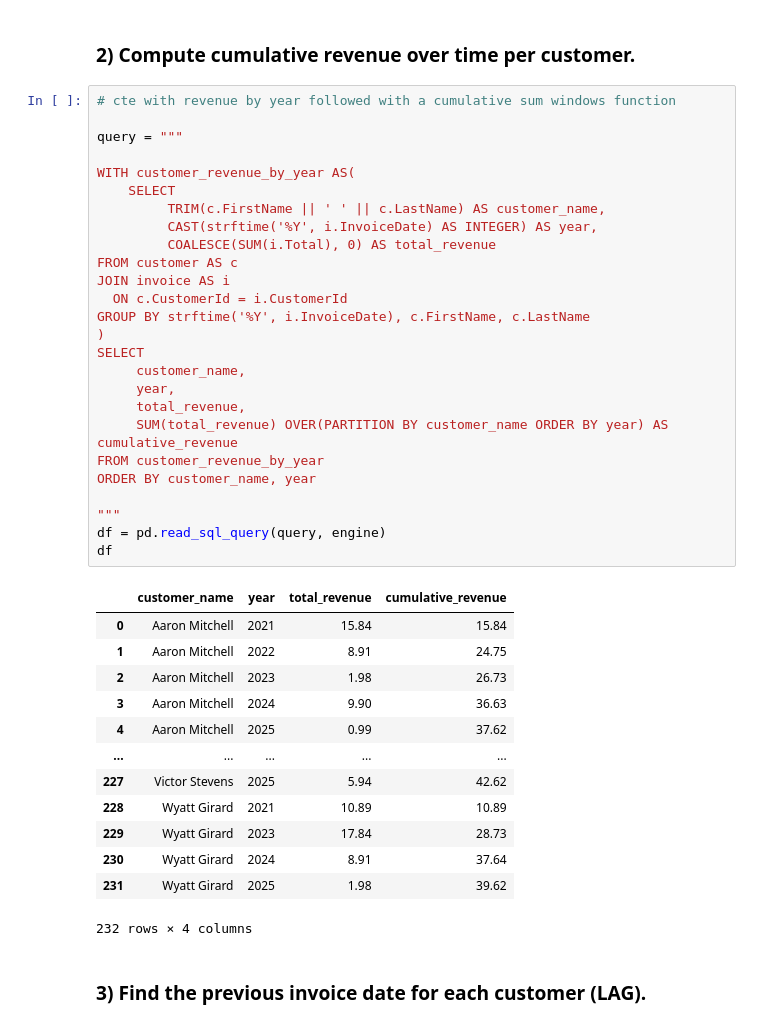
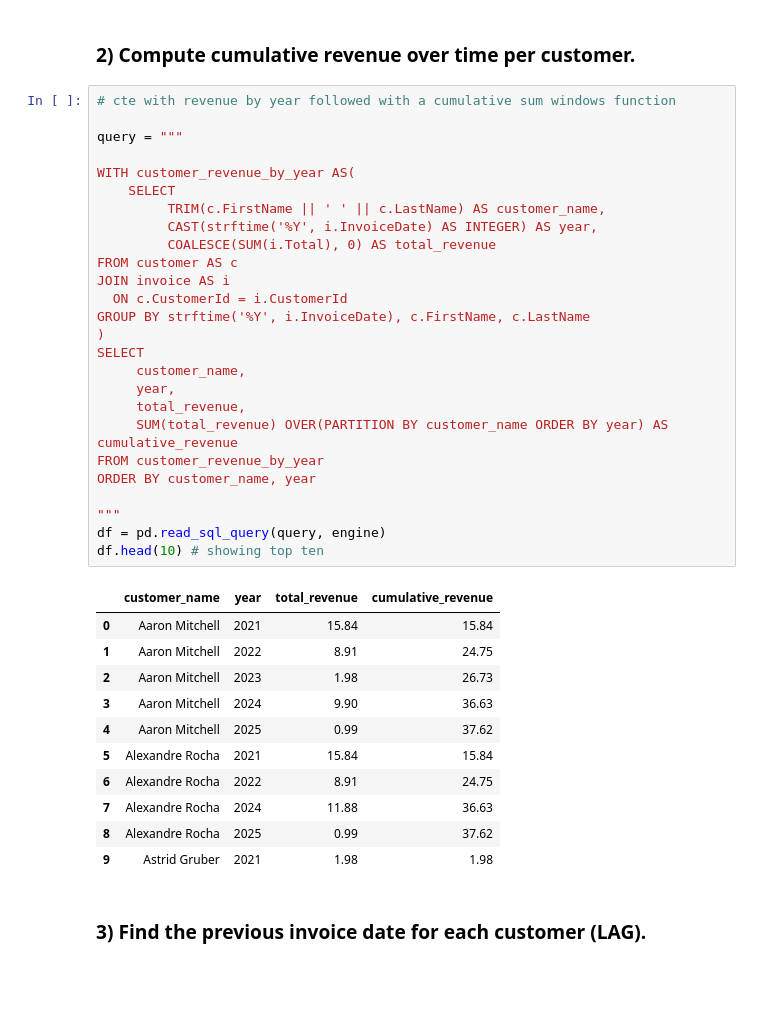
Before and after one commit to bpgodsil/sql_query_examples, a Jupyter notebook: notebooks/04_window_functions.ipynb, the cells around one changed output. Drawn from its saved outputs; the diff is of its cells as text; blank space fills up the shorter version.

```diff
--- a/notebooks/04_window_functions.ipynb
+++ b/notebooks/04_window_functions.ipynb
@@ -117,40 +117,38 @@ df.head(10) # showing top ten
 
 query = """
 
 WITH customer_revenue_by_year AS(
     SELECT
          TRIM(c.FirstName || ' ' || c.LastName) AS customer_name,
          CAST(strftime('%Y', i.InvoiceDate) AS INTEGER) AS year,
          COALESCE(SUM(i.Total), 0) AS total_revenue
 FROM customer AS c
 JOIN invoice AS i
   ON c.CustomerId = i.CustomerId
 GROUP BY strftime('%Y', i.InvoiceDate), c.FirstName, c.LastName
 )
 SELECT
      customer_name,
      year,
      total_revenue,
      SUM(total_revenue) OVER(PARTITION BY customer_name ORDER BY year) AS cumulative_revenue
 FROM customer_revenue_by_year
 ORDER BY customer_name, year
 
 """
 df = pd.read_sql_query(query, engine)
-df
+df.head(10) # showing top ten
 # %% [output]
 |  | customer_name | year | total_revenue | cumulative_revenue |
 | 0 | Aaron Mitchell | 2021 | 15.84 | 15.84 |
 | 1 | Aaron Mitchell | 2022 | 8.91 | 24.75 |
 | 2 | Aaron Mitchell | 2023 | 1.98 | 26.73 |
 | 3 | Aaron Mitchell | 2024 | 9.90 | 36.63 |
 | 4 | Aaron Mitchell | 2025 | 0.99 | 37.62 |
-| ... | ... | ... | ... | ... |
-| 227 | Victor Stevens | 2025 | 5.94 | 42.62 |
-| 228 | Wyatt Girard | 2021 | 10.89 | 10.89 |
-| 229 | Wyatt Girard | 2023 | 17.84 | 28.73 |
-| 230 | Wyatt Girard | 2024 | 8.91 | 37.64 |
-| 231 | Wyatt Girard | 2025 | 1.98 | 39.62 |
+| 5 | Alexandre Rocha | 2021 | 15.84 | 15.84 |
+| 6 | Alexandre Rocha | 2022 | 8.91 | 24.75 |
+| 7 | Alexandre Rocha | 2024 | 11.88 | 36.63 |
+| 8 | Alexandre Rocha | 2025 | 0.99 | 37.62 |
+| 9 | Astrid Gruber | 2021 | 1.98 | 1.98 |
-232 rows × 4 columns
 # %% [markdown]
 ### 3) Find the previous invoice date for each customer (LAG).
```
Also changed, not shown: parts of 1 cell of this notebook, 1 other file.
